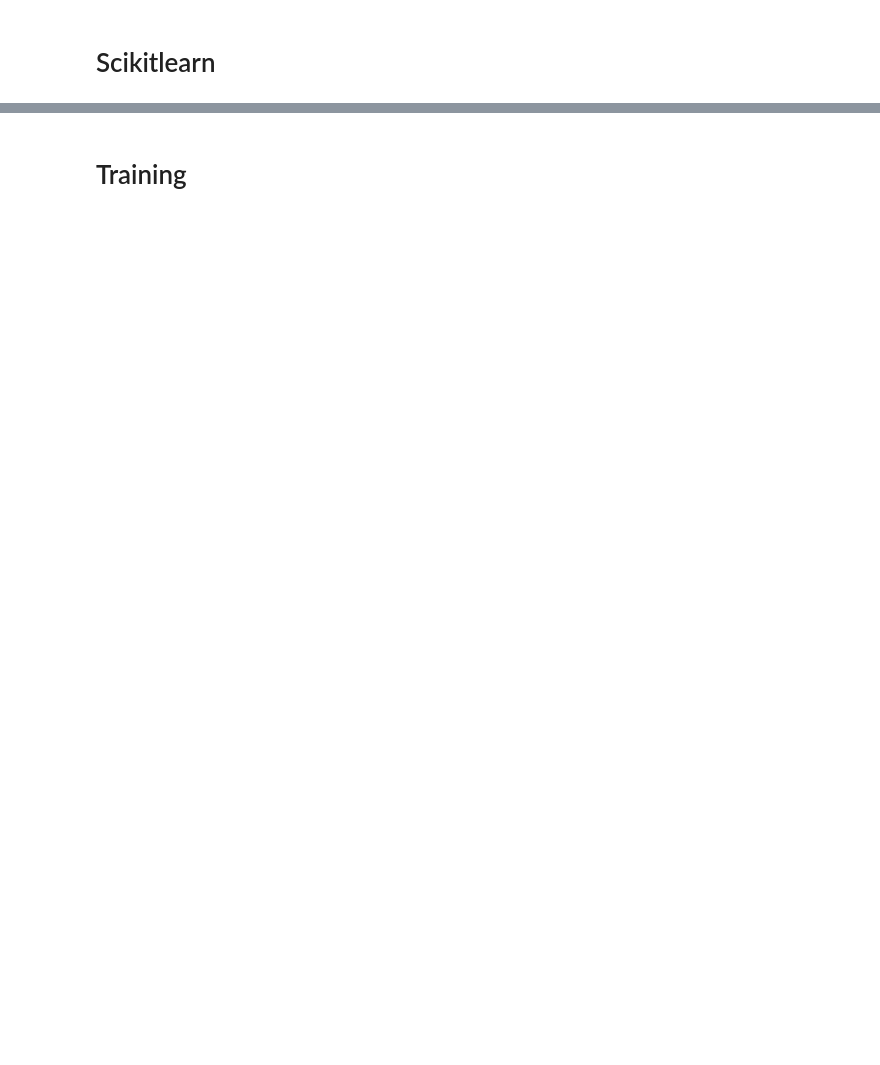
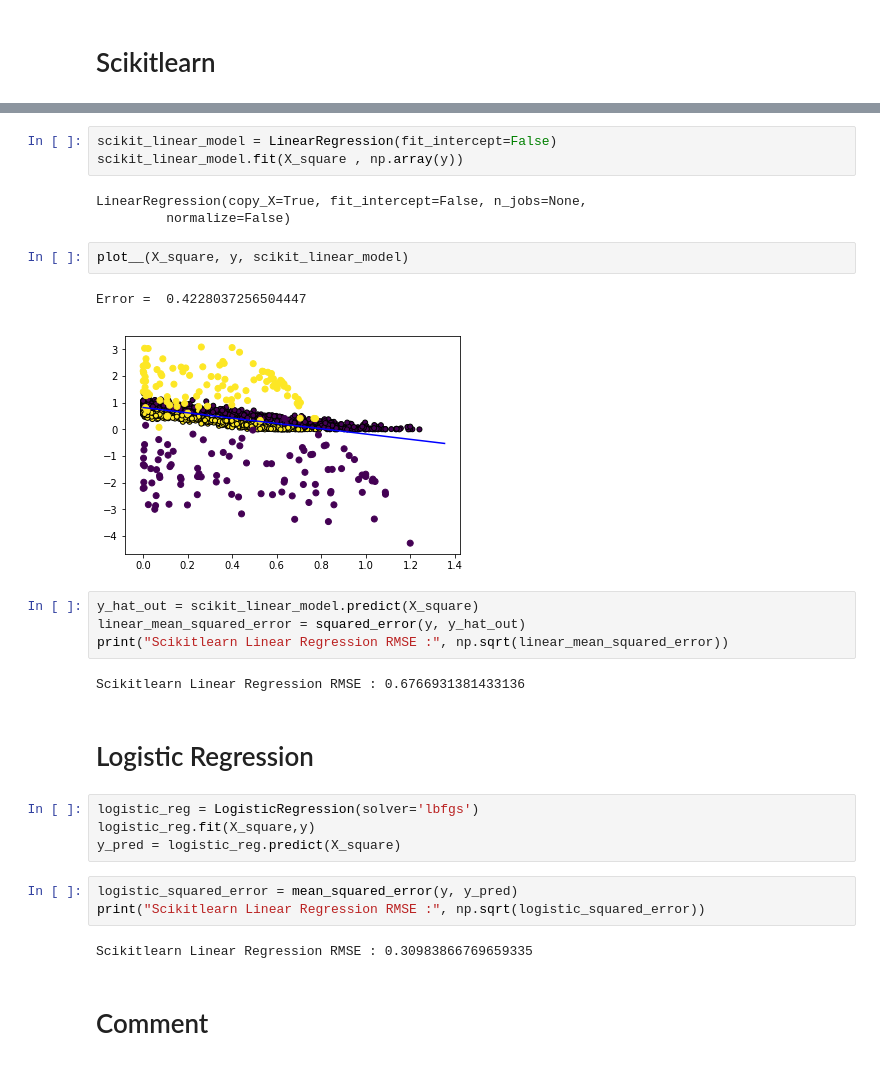
Before and after one commit to vipulpopat/MSCAI_Sem1_Etivity3, a Jupyter notebook: Etivity3_18203485LinearClassification.ipynb, the cells around one changed output, grey strips where cells are left out. Saved outputs shown, nothing was run; the diff lists cells and outputs as text; blank space fills up the shorter version.

```diff
--- a/Etivity3_18203485LinearClassification.ipynb
+++ b/Etivity3_18203485LinearClassification.ipynb
@@ -147,2 +144,30 @@ Error =  0.4183300132670378
+# %%
+scikit_linear_model = LinearRegression(fit_intercept=False)
+scikit_linear_model.fit(X_square , np.array(y))
+# %% [output]
+LinearRegression(copy_X=True, fit_intercept=False, n_jobs=None,
+         normalize=False)
+# %%
+plot__(X_square, y, scikit_linear_model)
+# %% [output]
+Error =  0.4228037256504447
+[figure, added]
+# %%
+y_hat_out = scikit_linear_model.predict(X_square)
+linear_mean_squared_error = squared_error(y, y_hat_out)
+print("Scikitlearn Linear Regression RMSE :", np.sqrt(linear_mean_squared_error))
+# %% [output]
+Scikitlearn Linear Regression RMSE : 0.6766931381433136
+# %% [markdown]
+# Logistic Regression
+# %%
+logistic_reg = LogisticRegression(solver='lbfgs')
+logistic_reg.fit(X_square,y)
+y_pred = logistic_reg.predict(X_square)
+# %%
+logistic_squared_error = mean_squared_error(y, y_pred)
+print("Scikitlearn Linear Regression RMSE :", np.sqrt(logistic_squared_error))
+# %% [output]
+Scikitlearn Linear Regression RMSE : 0.30983866769659335
 # %% [markdown]
-# Training
+# Comment
```
Also changed, not shown: parts of 30 cells of this notebook.
